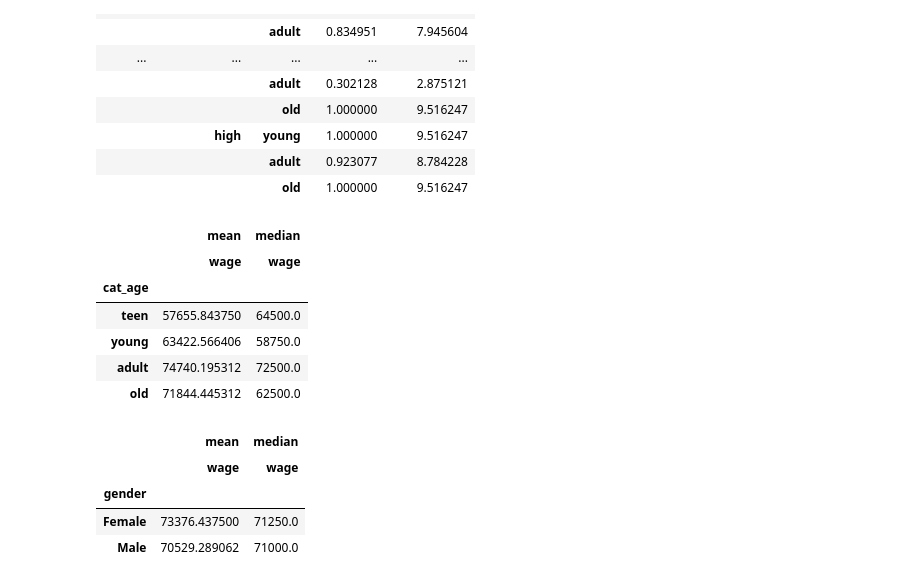
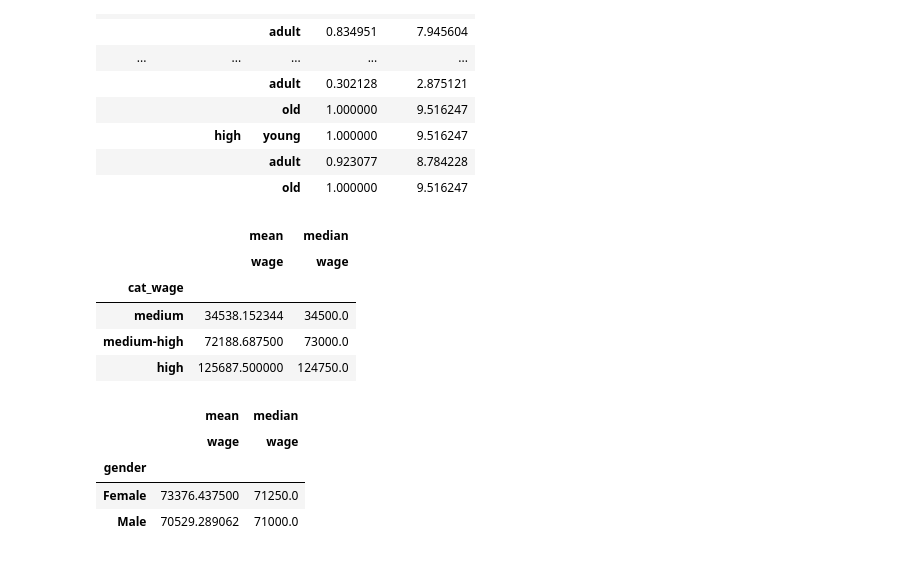
Before and after one commit to LuchoValr/Machine_Learning, a Jupyter notebook: Proyecto3.ipynb, the cells around one changed output. Saved outputs shown, nothing was run; the diff lists cells and outputs as text; code cells hidden in the pictures.

```diff
--- a/Proyecto3.ipynb
+++ b/Proyecto3.ipynb
@@ -197,6 +197,3 @@ Data columns (total 6 columns):
  5   age        1000 non-null   int32
 dtypes: float32(1), int32(3), object(2)
 memory usage: 31.4+ KB
-# %%
-data['wage'] = data['wage'].fillna(71000.0)
-data.info()
@@ -247,7 +230,7 @@ data['wage'].max()
 # %% [output]
 152500.0
 # %%
-data['cat_wage'] = pd.cut(data.wage, bins=[10000, 50000, 100000, float('Inf')], labels=['medium', 'medium-high', 'high'])
+data['cat_wage'] = pd.cut(data.wage, bins=[0, 5000, 10000, 50000, 100000, float('Inf')], labels=['low', 'low-medium', 'medium', 'medium-high', 'high'])
 data.head()
 # %% [output]
 |  | user_id | gender | wage | purchased | birth_day | age | cat_age | cat_wage |
@@ -319,15 +295,14 @@ table
 |  |  | adult | 0.923077 | 8.784228 |
 |  |  | old | 1.000000 | 9.516247 |
 # %%
-data.pivot_table('wage','cat_age',aggfunc=['mean','median'])
+data.pivot_table('wage','cat_wage',aggfunc=['mean','median'])
 # %% [output]
 |  | mean | median |
 |  | wage | wage |
-| cat_age |  |  |
-| teen | 57655.843750 | 64500.0 |
-| young | 63422.566406 | 58750.0 |
-| adult | 74740.195312 | 72500.0 |
-| old | 71844.445312 | 62500.0 |
+| cat_wage |  |  |
+| medium | 34538.152344 | 34500.0 |
+| medium-high | 72188.687500 | 73000.0 |
+| high | 125687.500000 | 124750.0 |
 # %%
 data.pivot_table('wage','gender',aggfunc=['mean','median'])
 # %% [output]
```
Also changed, not shown: parts of 2 cells of this notebook.
